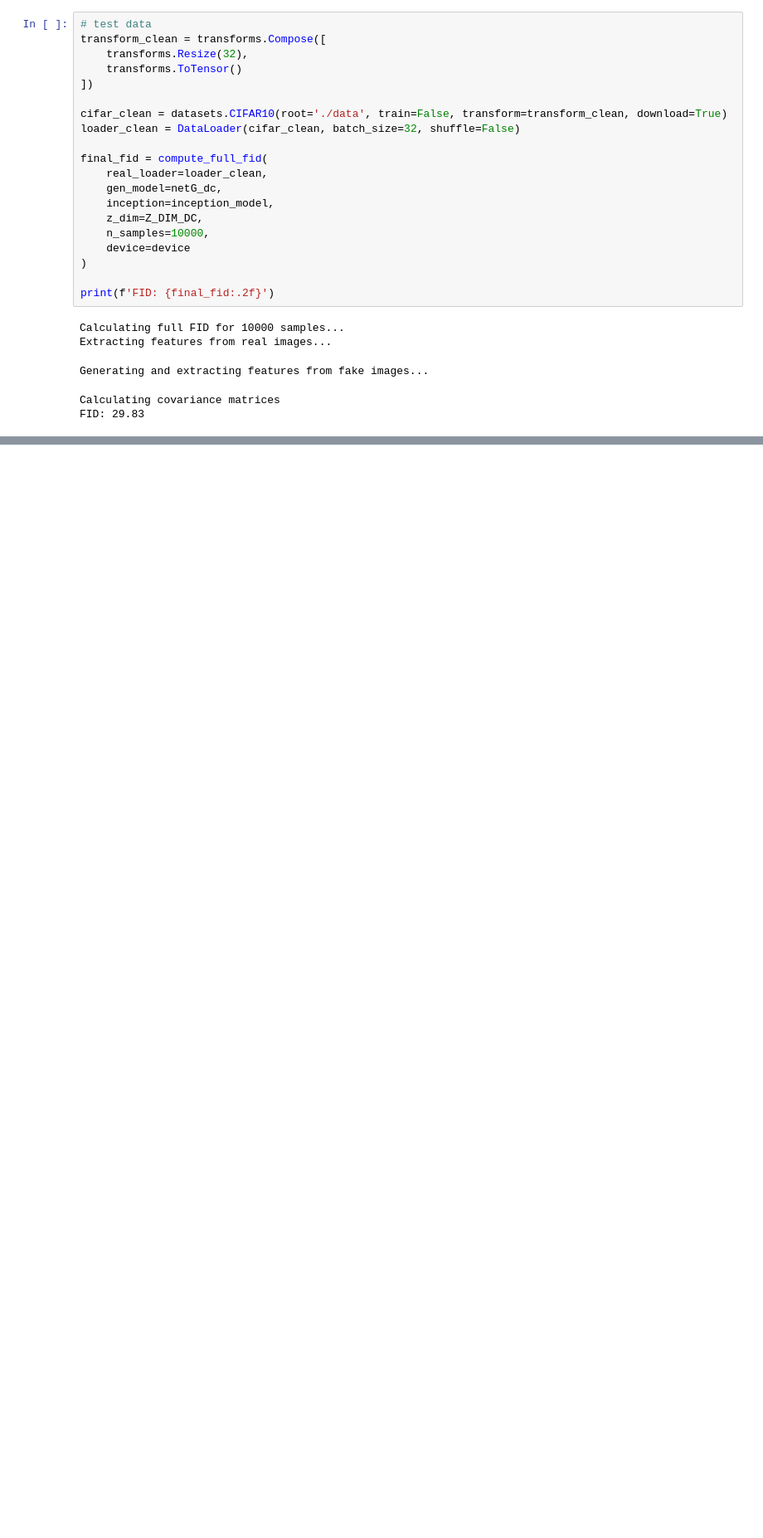
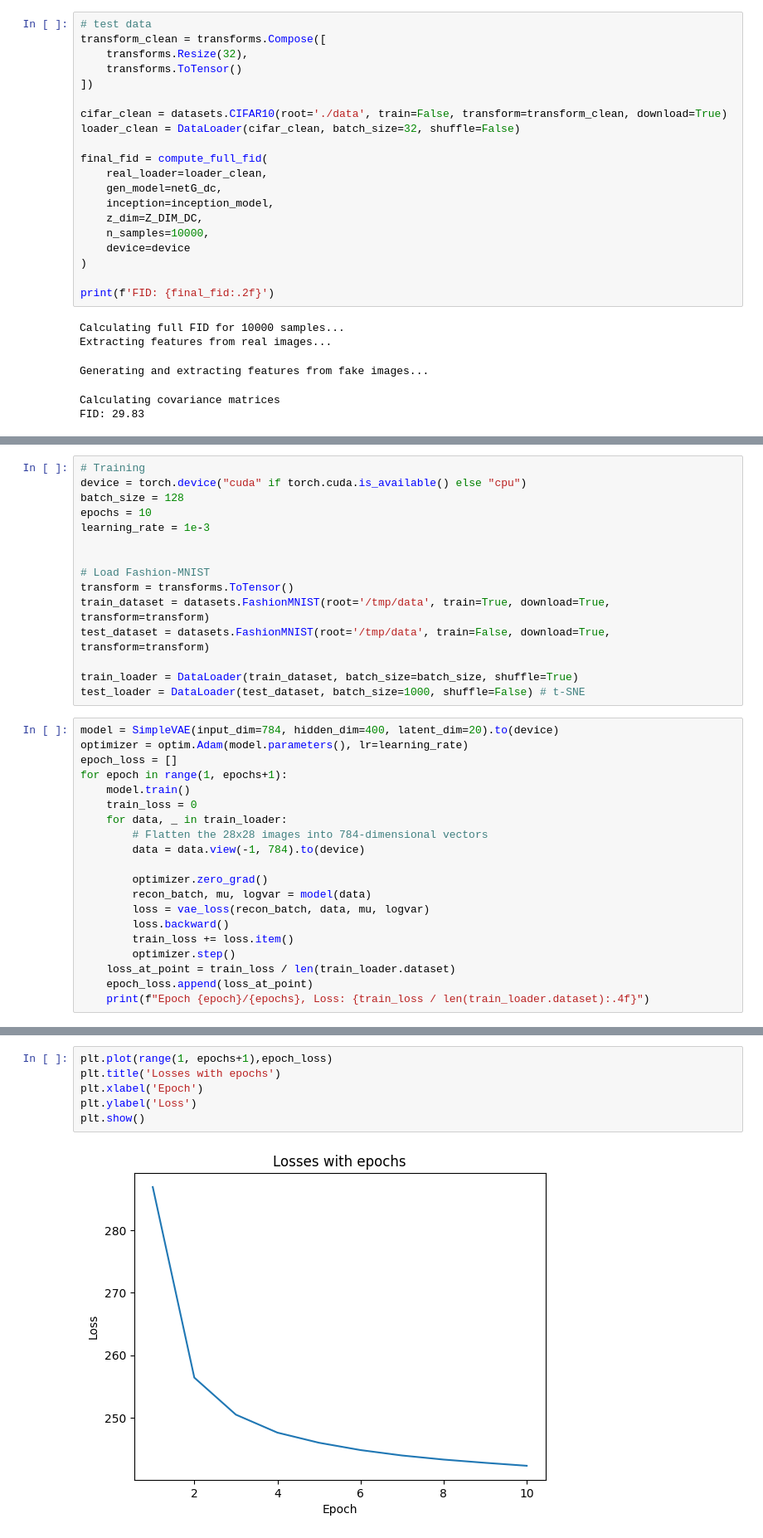
Before and after one commit to definitelynotbercik/ml_as5, a Jupyter notebook: main.ipynb, the cells around one changed output, grey strips where cells are left out. Shown at 83% size. Drawn from its saved outputs; the diff is of its cells as text; blank space fills up the shorter version.

```diff
--- a/main.ipynb
+++ b/main.ipynb
@@ -434,0 +520,35 @@ FID: 29.83
+# %%
+# Training
+device = torch.device("cuda" if torch.cuda.is_available() else "cpu")
+batch_size = 128
+epochs = 10
+learning_rate = 1e-3
+
+
+# Load Fashion-MNIST
+transform = transforms.ToTensor()
+train_dataset = datasets.FashionMNIST(root='/tmp/data', train=True, download=True, transform=transform)
+test_dataset = datasets.FashionMNIST(root='/tmp/data', train=False, download=True, transform=transform)
+
+train_loader = DataLoader(train_dataset, batch_size=batch_size, shuffle=True)
+test_loader = DataLoader(test_dataset, batch_size=1000, shuffle=False) # t-SNE
+# %%
+model = SimpleVAE(input_dim=784, hidden_dim=400, latent_dim=20).to(device)
+optimizer = optim.Adam(model.parameters(), lr=learning_rate)
+epoch_loss = []
+for epoch in range(1, epochs+1):
+    model.train()
+    train_loss = 0
+    for data, _ in train_loader:
+        # Flatten the 28x28 images into 784-dimensional vectors
+        data = data.view(-1, 784).to(device)
+
+        optimizer.zero_grad()
+        recon_batch, mu, logvar = model(data)
+        loss = vae_loss(recon_batch, data, mu, logvar)
+        loss.backward()
+        train_loss += loss.item()
+        optimizer.step()
+    loss_at_point = train_loss / len(train_loader.dataset)
+    epoch_loss.append(loss_at_point)
+    print(f"Epoch {epoch}/{epochs}, Loss: {train_loss / len(train_loader.dataset):.4f}")
@@ -434,0 +566,8 @@ FID: 29.83
+# %%
+plt.plot(range(1, epochs+1),epoch_loss)
+plt.title('Losses with epochs')
+plt.xlabel('Epoch')
+plt.ylabel('Loss')
+plt.show()
+# %% [output]
+[figure, added]
```
Also changed, not shown: parts of 28 cells of this notebook, 1 other file.
